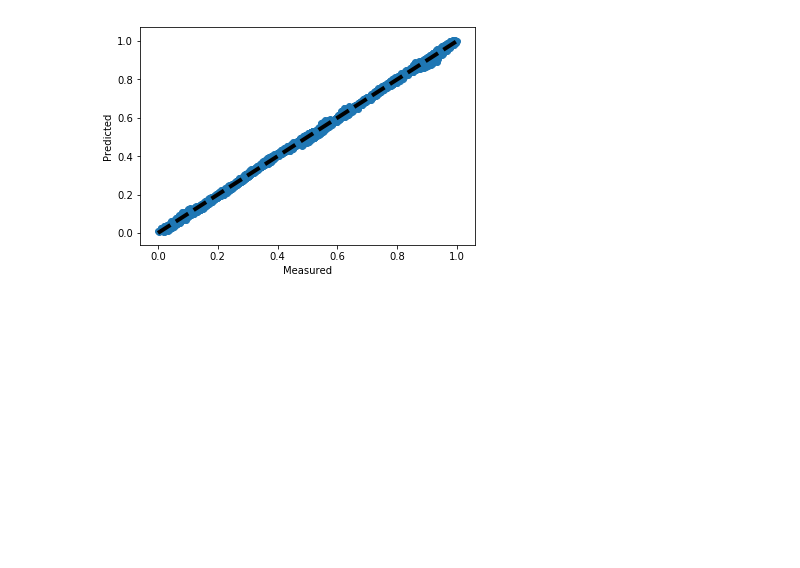
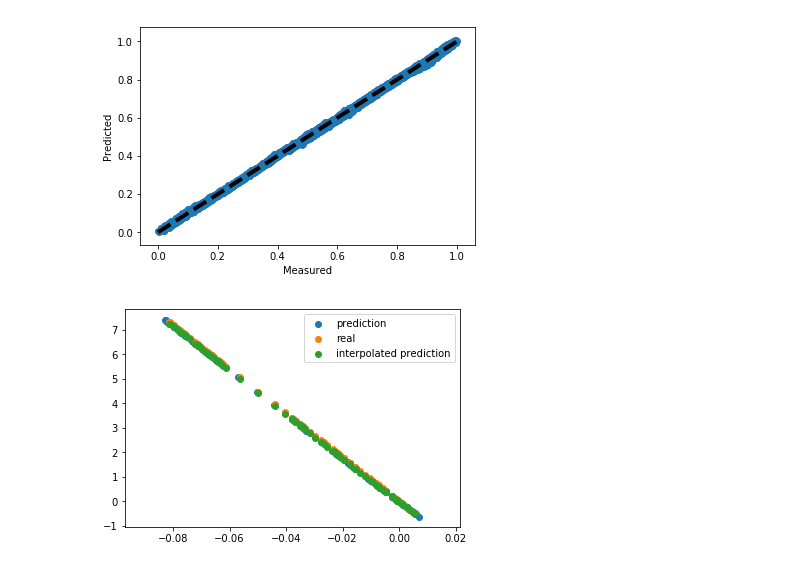
Before and after one commit to ssiccardi/example_NN, a Jupyter notebook: LSTMmodified.ipynb, the cells around one changed output. Drawn from its saved outputs; the diff is of its cells as text; code cells hidden in the pictures; blank space fills up the shorter version.

```diff
--- a/LSTMmodified.ipynb
+++ b/LSTMmodified.ipynb
@@ -224,3 +252,13 @@ ax.set_ylabel('Predicted')
 plt.show()
 # %% [output]
 [figure]
+# %%
+# we compare some points, each with its velocity and force, from pred and real data
+fig, ax=plt.subplots()
+ax.scatter(pred1_back[:100,0],pred1_back[:100,1],label='prediction')
+ax.scatter(test["velocity"][timestep:100+timestep],test["force"][timestep:100+timestep],label='real')
+ax.scatter(test["velocity"][timestep:100+timestep],interp_pred[:100],label='interpolated prediction')
+plt.legend()
+plt.show()
+# %% [output]
+[figure, added]
```
Also changed, not shown: parts of 20 cells of this notebook.
